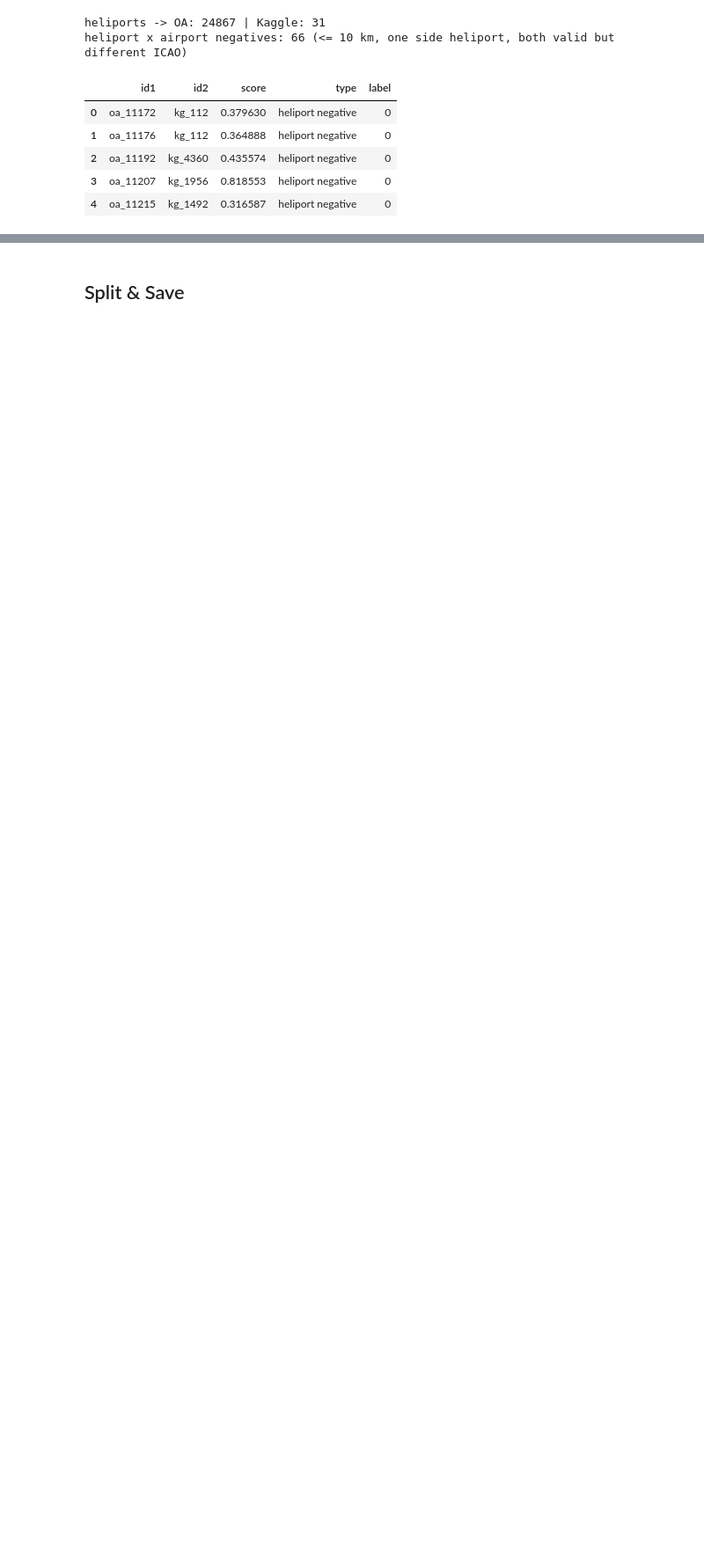
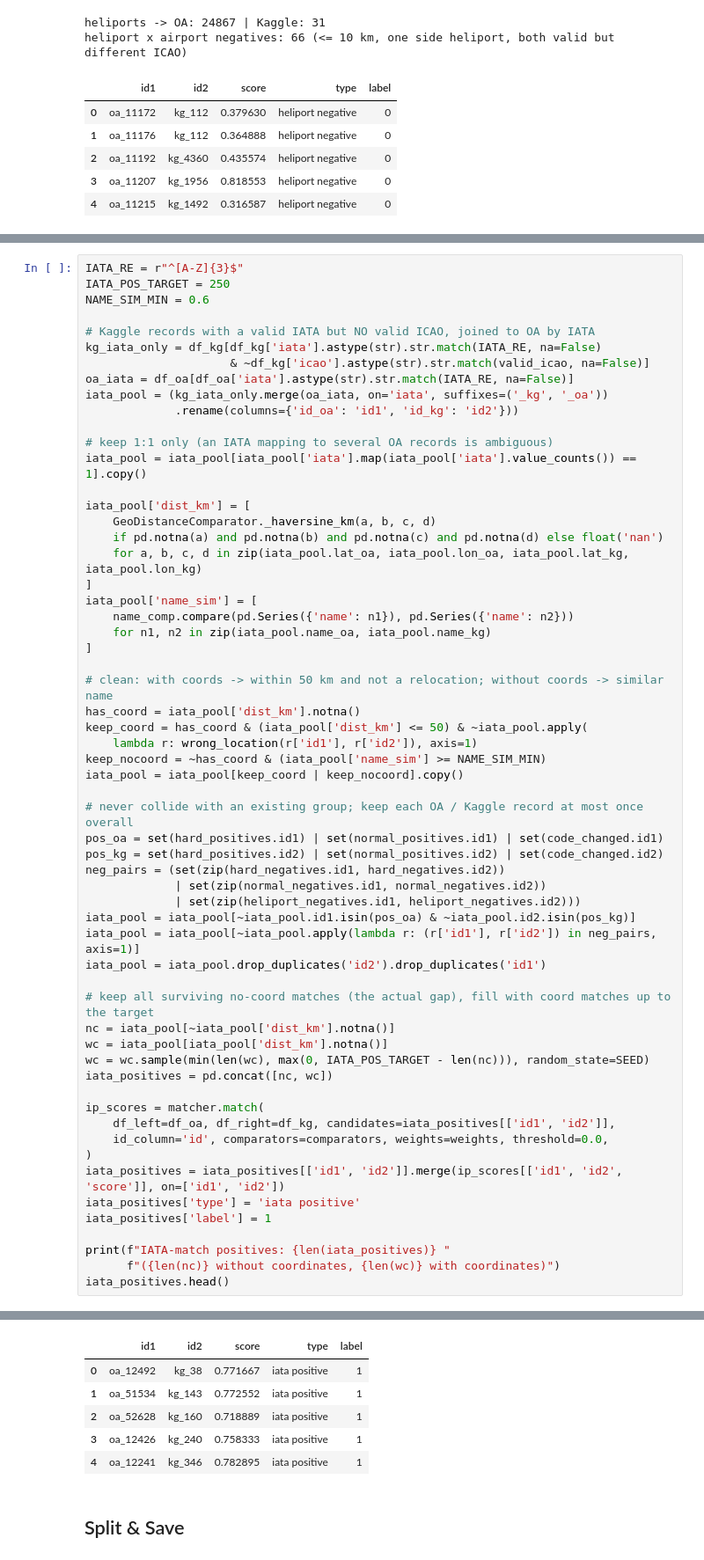
Before and after one commit to Wh4130/Web-Data-Integration-Project, a Jupyter notebook: notebooks/identity_resolution/matching_oa_kg/create_gold_standard.ipynb, the cells around one changed output, grey strips where cells are left out. Shown at 88% size. Cells and saved outputs as stored; diff of their text form; blank space fills up the shorter version.

```diff
--- a/notebooks/identity_resolution/matching_oa_kg/create_gold_standard.ipynb
+++ b/notebooks/identity_resolution/matching_oa_kg/create_gold_standard.ipynb
@@ -913,0 +924,60 @@ heliport x airport negatives: 66 (<= 10 km, one side heliport, both valid but di
+# %%
+IATA_RE = r"^[A-Z]{3}$"
+IATA_POS_TARGET = 250
+NAME_SIM_MIN = 0.6
+
+# Kaggle records with a valid IATA but NO valid ICAO, joined to OA by IATA
+kg_iata_only = df_kg[df_kg['iata'].astype(str).str.match(IATA_RE, na=False)
+                     & ~df_kg['icao'].astype(str).str.match(valid_icao, na=False)]
+oa_iata = df_oa[df_oa['iata'].astype(str).str.match(IATA_RE, na=False)]
+iata_pool = (kg_iata_only.merge(oa_iata, on='iata', suffixes=('_kg', '_oa'))
+             .rename(columns={'id_oa': 'id1', 'id_kg': 'id2'}))
+
+# keep 1:1 only (an IATA mapping to several OA records is ambiguous)
+iata_pool = iata_pool[iata_pool['iata'].map(iata_pool['iata'].value_counts()) == 1].copy()
+
+iata_pool['dist_km'] = [
+    GeoDistanceComparator._haversine_km(a, b, c, d)
+    if pd.notna(a) and pd.notna(b) and pd.notna(c) and pd.notna(d) else float('nan')
+    for a, b, c, d in zip(iata_pool.lat_oa, iata_pool.lon_oa, iata_pool.lat_kg, iata_pool.lon_kg)
+]
+iata_pool['name_sim'] = [
+    name_comp.compare(pd.Series({'name': n1}), pd.Series({'name': n2}))
+    for n1, n2 in zip(iata_pool.name_oa, iata_pool.name_kg)
+]
+
+# clean: with coords -> within 50 km and not a relocation; without coords -> similar name
+has_coord = iata_pool['dist_km'].notna()
+keep_coord = has_coord & (iata_pool['dist_km'] <= 50) & ~iata_pool.apply(
+    lambda r: wrong_location(r['id1'], r['id2']), axis=1)
+keep_nocoord = ~has_coord & (iata_pool['name_sim'] >= NAME_SIM_MIN)
+iata_pool = iata_pool[keep_coord | keep_nocoord].copy()
+
+# never collide with an existing group; keep each OA / Kaggle record at most once overall
+pos_oa = set(hard_positives.id1) | set(normal_positives.id1) | set(code_changed.id1)
+pos_kg = set(hard_positives.id2) | set(normal_positives.id2) | set(code_changed.id2)
+neg_pairs = (set(zip(hard_negatives.id1, hard_negatives.id2))
+             | set(zip(normal_negatives.id1, normal_negatives.id2))
+             | set(zip(heliport_negatives.id1, heliport_negatives.id2)))
+iata_pool = iata_pool[~iata_pool.id1.isin(pos_oa) & ~iata_pool.id2.isin(pos_kg)]
+iata_pool = iata_pool[~iata_pool.apply(lambda r: (r['id1'], r['id2']) in neg_pairs, axis=1)]
+iata_pool = iata_pool.drop_duplicates('id2').drop_duplicates('id1')
+
+# keep all surviving no-coord matches (the actual gap), fill with coord matches up to the target
+nc = iata_pool[~iata_pool['dist_km'].notna()]
+wc = iata_pool[iata_pool['dist_km'].notna()]
+wc = wc.sample(min(len(wc), max(0, IATA_POS_TARGET - len(nc))), random_state=SEED)
+iata_positives = pd.concat([nc, wc])
+
+ip_scores = matcher.match(
+    df_left=df_oa, df_right=df_kg, candidates=iata_positives[['id1', 'id2']],
+    id_column='id', comparators=comparators, weights=weights, threshold=0.0,
+)
+iata_positives = iata_positives[['id1', 'id2']].merge(ip_scores[['id1', 'id2', 'score']], on=['id1', 'id2'])
+iata_positives['type'] = 'iata positive'
+iata_positives['label'] = 1
+
+print(f"IATA-match positives: {len(iata_positives)} "
+      f"({len(nc)} without coordinates, {len(wc)} with coordinates)")
+iata_positives.head()
+# %% [output]
@@ -914,3 +985,9 @@ heliport x airport negatives: 66 (<= 10 km, one side heliport, both valid but di
+|  | id1 | id2 | score | type | label |
+| 0 | oa_12492 | kg_38 | 0.771667 | iata positive | 1 |
+| 1 | oa_51534 | kg_143 | 0.772552 | iata positive | 1 |
+| 2 | oa_52628 | kg_160 | 0.718889 | iata positive | 1 |
+| 3 | oa_12426 | kg_240 | 0.758333 | iata positive | 1 |
+| 4 | oa_12241 | kg_346 | 0.782895 | iata positive | 1 |
 # %% [markdown]
 ## Split & Save
 # %%
```
Also changed, not shown: parts of 5 cells of this notebook, 1 other file.
